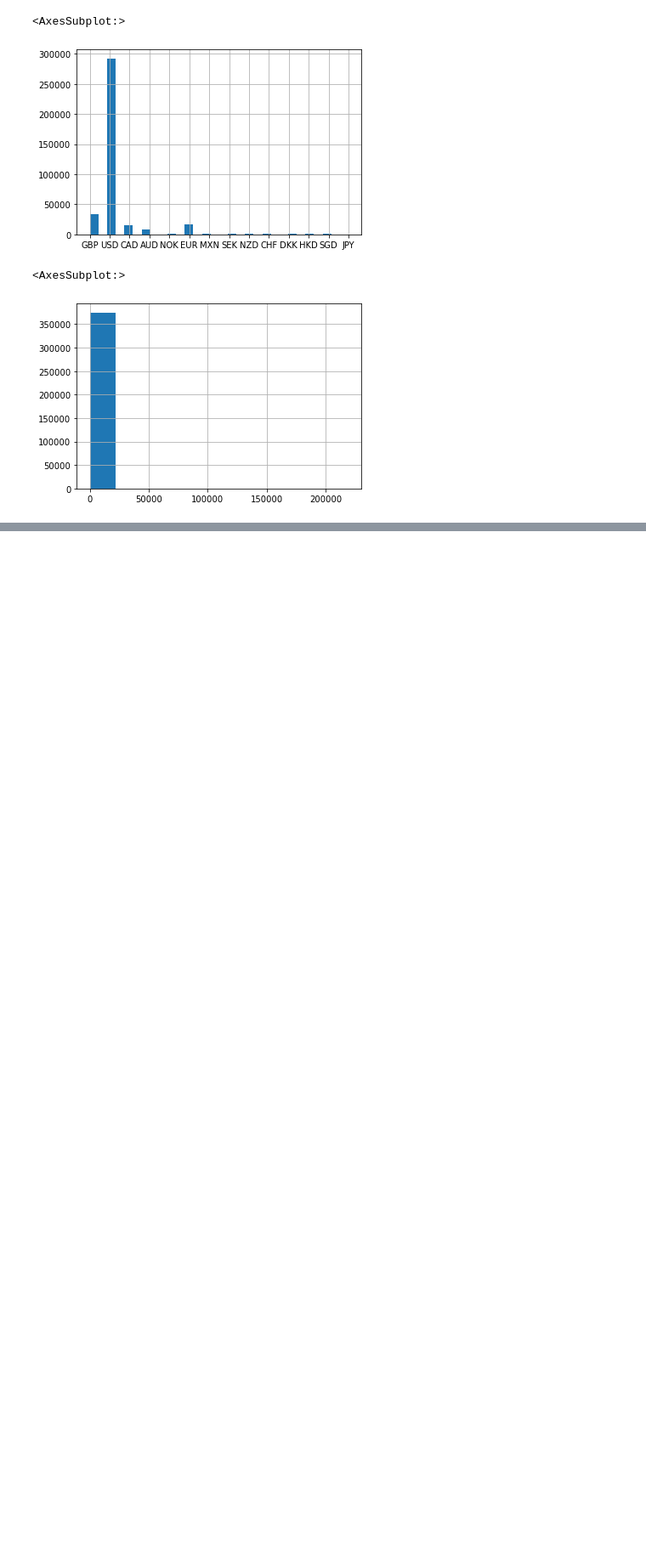
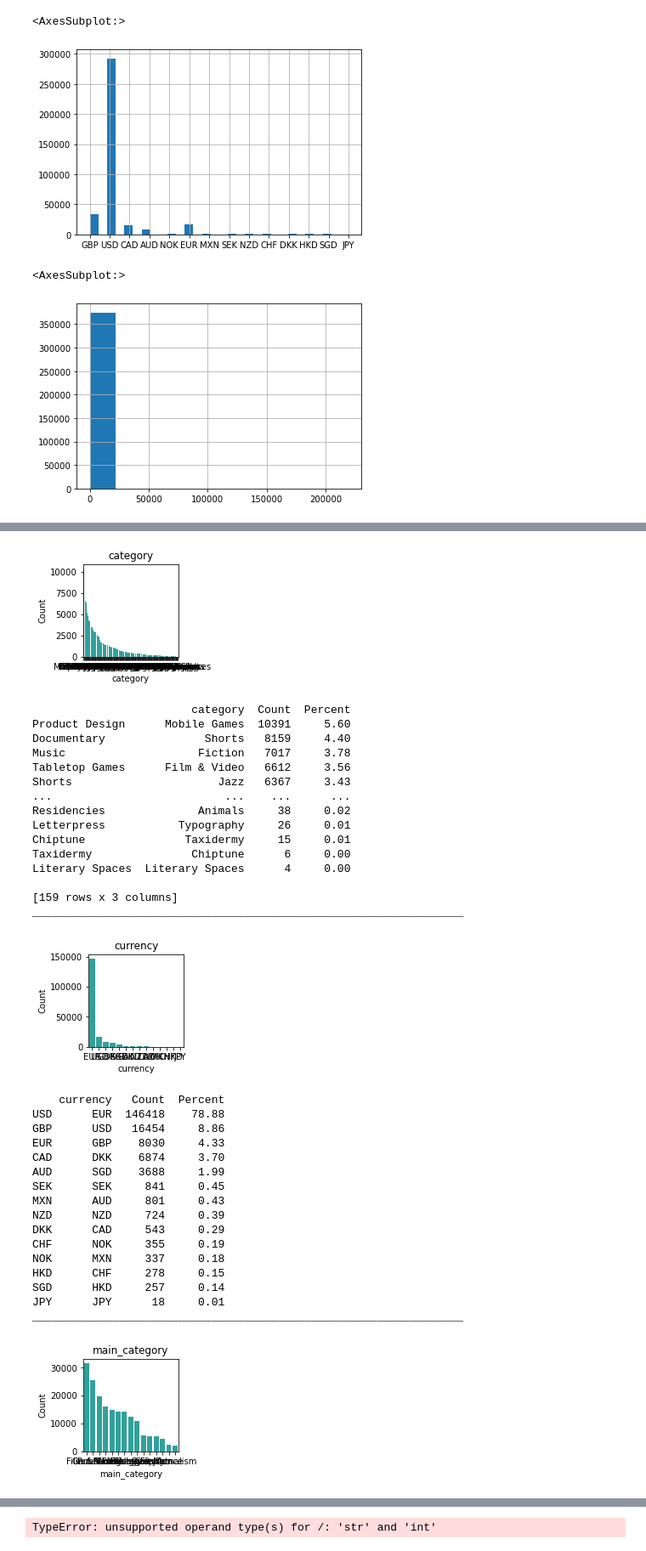
Before and after one commit to ljackson707/kick_starter_project, a Jupyter notebook: kickstarter_project.ipynb, the cells around one changed output, grey strips where cells are left out. Shown at 85% size. Saved outputs shown, nothing was run; the diff lists cells and outputs as text; code cells hidden in the pictures; blank space fills up the shorter version.

Commit message:
More files added explore, stats, wrangle, etc.

```diff
--- a/kickstarter_project.ipynb
+++ b/kickstarter_project.ipynb
@@ -273,0 +401,4 @@ df.backers.hist()
+# %%
+cat_vars = ['category','currency', 'main_category', 'country']
+quant_vars = ['backers', 'deadline', 'launched', 'usd_pledged_real', 'usd_goal_real']
+target = 'state'
@@ -273,0 +407,37 @@ df.backers.hist()
+# %%
+explore_univariate(train, cat_vars, quant_vars)
+# %% [output]
+[figure, added]
+                        category  Count  Percent
+Product Design      Mobile Games  10391     5.60
+Documentary               Shorts   8159     4.40
+Music                    Fiction   7017     3.78
+Tabletop Games      Film & Video   6612     3.56
+Shorts                      Jazz   6367     3.43
+...                          ...    ...      ...
+Residencies              Animals     38     0.02
+Letterpress           Typography     26     0.01
+Chiptune               Taxidermy     15     0.01
+Taxidermy               Chiptune      6     0.00
+Literary Spaces  Literary Spaces      4     0.00
+
+[159 rows x 3 columns]
+_________________________________________________________________
+[figure, added]
+    currency   Count  Percent
+USD      EUR  146418    78.88
+GBP      USD   16454     8.86
+EUR      GBP    8030     4.33
+CAD      DKK    6874     3.70
+AUD      SGD    3688     1.99
+SEK      SEK     841     0.45
+MXN      AUD     801     0.43
+NZD      NZD     724     0.39
+DKK      CAD     543     0.29
+CHF      NOK     355     0.19
+NOK      MXN     337     0.18
+HKD      CHF     278     0.15
+SGD      HKD     257     0.14
+JPY      JPY      18     0.01
+_________________________________________________________________
+[figure, added]
@@ -273,0 +489 @@ df.backers.hist()
+TypeError: unsupported operand type(s) for /: 'str' and 'int'
```
Also changed, not shown: parts of 19 cells of this notebook, 4 other files.
